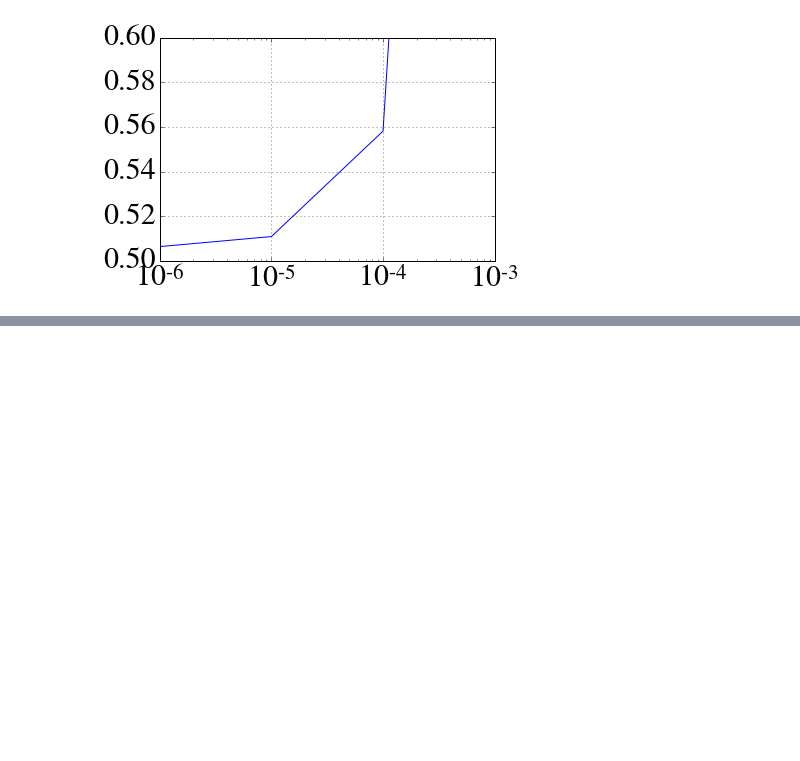
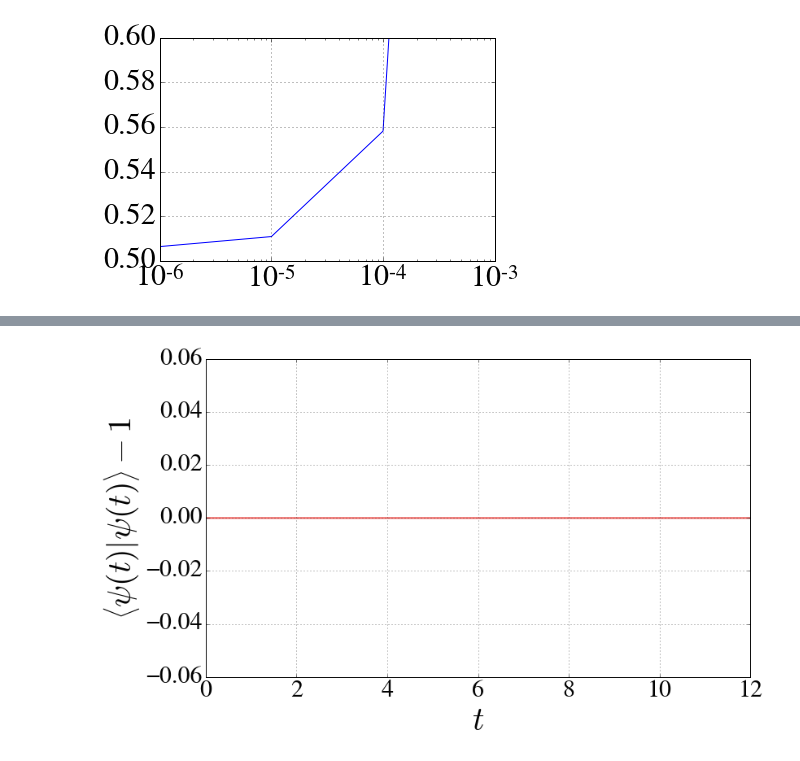
Before and after one commit to nemetniki/Kerr, a Jupyter notebook: MPS trial.ipynb, the cells around one changed output, grey strips where cells are left out. Saved outputs shown, nothing was run; the diff lists cells and outputs as text; code cells hidden in the pictures; blank space fills up the shorter version.

```diff
--- a/MPS trial.ipynb
+++ b/MPS trial.ipynb
@@ -851,57 +919,90 @@ cut(block, how, OC=None)
 
 start = time.time()
 
+tol     = 10**(-16)
 gamma_L = 1.
-gamma_R = 1.
-Om_TLS  = 0.#1.5*np.pi
+gamma_R = 0.
+Om_TLS  = 1.#1.5*np.pi
 Delta_T = 0.#1.0
 phi     = 0.
 
 endt = 12.
-dt   = .1
+dt   = .01
 L    = 3
-N    = int(endt/dt)+L
+N    = int(endt/dt)+L+1
 
-initTLS    = np.array([0,1],complex) #starting at |e>
+initTLS    = np.array([1,0],complex) #starting at |e>
 initenv    = np.zeros(5,complex)
 initenv[0] = 1
 init       = [initenv]*N
 # Initial state of the system
-init[L]    = initTLS
+ind_sys       = L
+init[ind_sys] = initTLS
 
-norm = np.zeros(N,complex)
-print(norm[0])
+exc_pop = np.zeros(N-L)
+gr_pop  = np.zeros(N-L)
+
+norm = np.zeros(N-L)
 normL = np.zeros((initenv.size,initenv.size),complex)
 
-for M in range(0,N):
+for M in range(0,N-L-1):
 
     print("M =",M)
-    #print(normf(0,L,init,normL))
-    norm[M],normL = normf(M,L,init,normL)
-    print("norm done")
-    print("sys?",init[L+M])
-    U_block = U(init[L+1+M],init[L+M],init[L-1+M],M)
+    print(init[ind_sys])
+#    if M>0:
+#        init[M],init[M-1] = OC_reloc(init[M],init[M-1],"left",tol)
+#    norm[M],normL = normf(M,L,init,normL)
+    #print("norm done")
+    exc_pop[M] = exp_sys(np.array([[0,0],[0,1]]),init[ind_sys],M)
+    gr_pop[M]  = exp_sys(np.array([[1,0],[0,0]]),init[ind_sys],M)
+
+#    if M>0:
+#        #print("OC relocation done")
+#        for s in range(0,L-1):
+#            swap_block = np.einsum("ijk,klm->iljm",init[M+1+s],init[M+s])
+#            init[M+1+s],init[M+s] = cut(swap_block,tol,"both","left")
+#        init[ind_sys],init[ind_sys-1] = OC_reloc(init[ind_sys],init[ind_sys-1],"left",tol)
+
+    U_block = U(init[ind_sys+1],init[ind_sys],init[ind_sys-1],M)
     if M > 0:
         U_block,U_right_dims = merge(U_block,"right")
     U_block  = np.einsum("ijk->jik",U_block)
-    init[L+1+M],U_small_block = cut(U_block,"right")
-    init[L+M],init[L+M-1] = cut(U_small_block,"left")
-    print("init[3]",init[3].shape)
+    init[ind_sys+1],U_small_block = cut(U_block,tol,"right")
+    init[ind_sys],init[ind_sys-1] = cut(U_small_block,tol,"left")
 
     if M > 0:
-        U_dims = np.concatenate((np.array([init[L+M-1].shape[0]]),U_right_dims),axis = 0)
-        init[L+M-1] = unmerge(init[L+M-1],U_dims,"right")
-    print("U done")
+        U_dims = np.concatenate((np.array([init[ind_sys-1].shape[0]]),U_right_dims),axis = 0)
+        init[ind_sys-1] = unmerge(init[ind_sys-1],U_dims,"right")
+    #print("U done")
+#    for s in range(0,L-1):
+#        if M==0:
+#            swap_block = np.tensordot(init[ind_sys-1-s],init[ind_sys-2-s],0)
+#            init[ind_sys-1-s],init[ind_sys-2-s] = cut(np.einsum("ijk->ikj",swap_block),tol,"left")
+#        else:
+#            swap_block = np.einsum("ijk,klm->iljm",init[ind_sys-1-s],init[ind_sys-2-s])
+#            init[ind_sys-s-1],init[ind_sys-2-s] = cut(swap_block,tol,"both","right")
 
-    for s in range(0,L-1):
-        if M==0:
-            swap_block = np.tensordot(init[L-1-s],init[L-2-s],0)
-            init[L-1-s],init[L-2-s] = cut(np.einsum("ijk->ikj",swap_block),"left")
-        else:
-            swap_block = np.einsum("ijk,klm->ijlm",init[L+M-1-s],init[L+M-2-s])
-            init[L+M-s-1],init[L+M-2-s] = cut(swap_block,"both","right")
-    print("swaps done")
+    ind_sys =1+ind_sys
+    #print("swaps done")
 
-    init[M+1],init[M] = OC_reloc(init[M+1],init[M],"left")
-    print("OC relocation done")
+#norm[-1],normL = normf(N-L-1,L,init,normL)
+exc_pop[-1] = exp_sys(np.array([[0,0],[0,1]]),init[N-1],N-L-1)
+gr_pop[-1]  = exp_sys(np.array([[1,0],[0,0]]),init[N-1],N-L-1)
+t = np.linspace(0,endt,N-L)
+print(exc_pop[0],gr_pop[0])
+
+plt.figure(figsize = (12,7))
+plt.plot(t,norm,lw=2,label="norm",color=colors["red"])
+plt.xlabel("$t$",fontsize=40)
+plt.ylabel("$\left<\psi(t)|\psi(t)\\right>-1$",fontsize=40)
+plt.grid(True)
+plt.figure(figsize = (12,7))
+plt.plot(t,gr_pop,lw=2,label="ground",color=colors["orange"])
+plt.plot(t,exc_pop,lw=2,label="excited",color=colors["green"])
+plt.xlabel("$t$",fontsize=40)
+plt.grid(True)
+plt.legend(loc="best")
+plt.ylabel("Population",fontsize=40)
+plt.ylim(-.1,1.1)
+plt.show()
 # %% [output]
@@ -925,0 +1026 @@ MemoryError:
+[figure, added]
```
Also changed, not shown: parts of 7 cells of this notebook, 1 other file.
